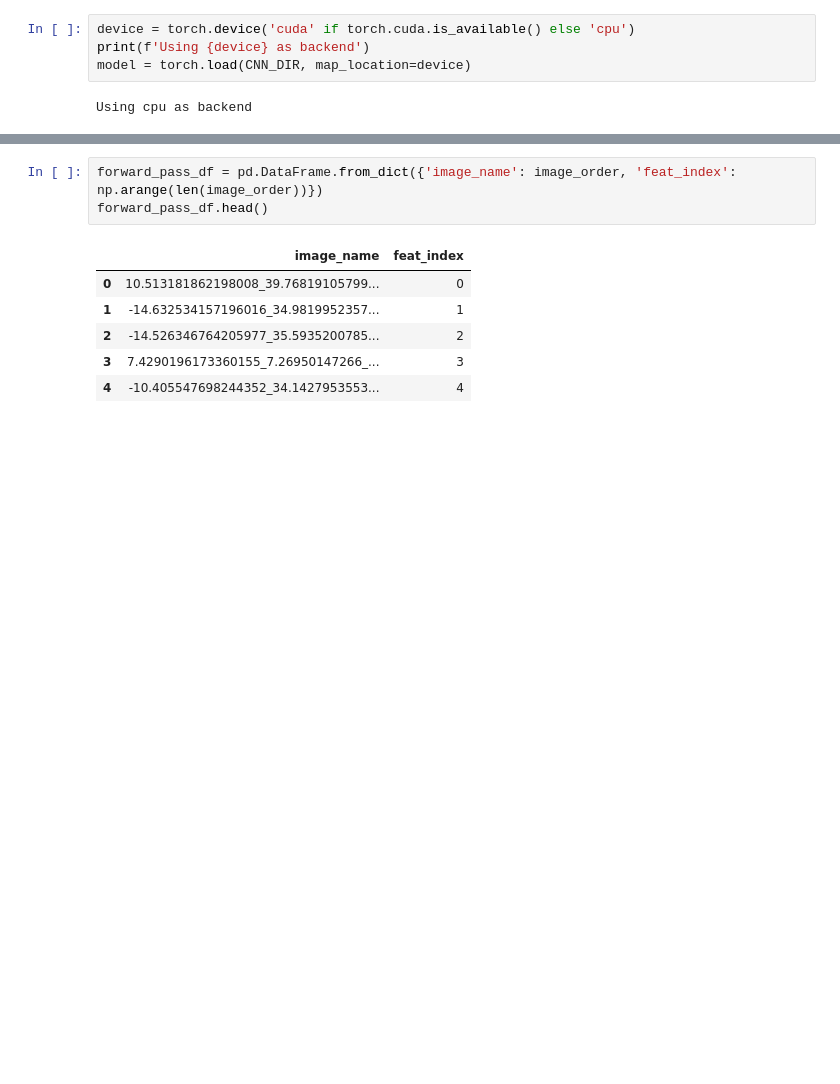
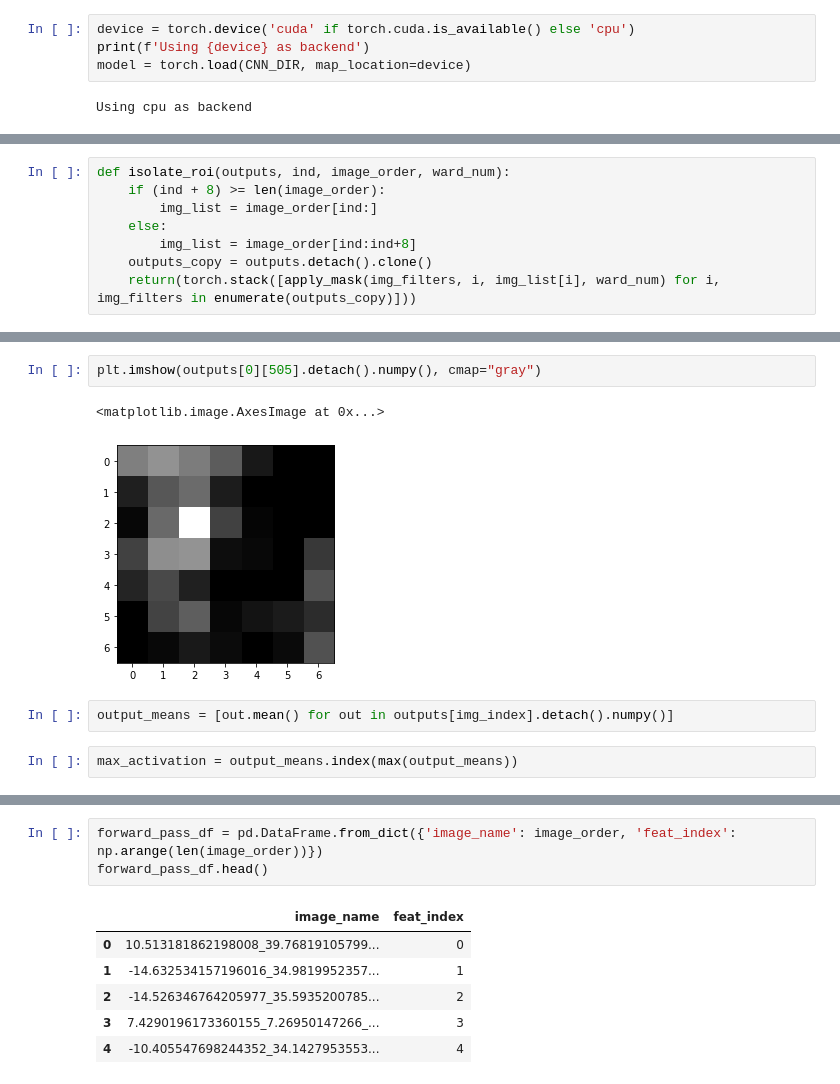
Before and after one commit to rs-anderson/Clustering-Ward-Level-Poverty-Using-Satellite-Imagery, a Jupyter notebook: scripts/feature_extract.ipynb, the cells around one changed output, grey strips where cells are left out. Drawn from its saved outputs; the diff is of its cells as text; blank space fills up the shorter version.

```diff
--- a/scripts/feature_extract.ipynb
+++ b/scripts/feature_extract.ipynb
@@ -173,0 +179,8 @@ array([[0., 0., 0., ..., 0., 0., 0.],
+# %%
+def isolate_roi(outputs, ind, image_order, ward_num):
+    if (ind + 8) >= len(image_order):
+        img_list = image_order[ind:]
+    else:
+        img_list = image_order[ind:ind+8]
+    outputs_copy = outputs.detach().clone()
+    return(torch.stack([apply_mask(img_filters, i, img_list[i], ward_num) for i, img_filters in enumerate(outputs_copy)]))
@@ -173,0 +292,9 @@ array([[0., 0., 0., ..., 0., 0., 0.],
+# %%
+plt.imshow(outputs[0][505].detach().numpy(), cmap="gray")
+# %% [output]
+<matplotlib.image.AxesImage at 0x...>
+[figure, added]
+# %%
+output_means = [out.mean() for out in outputs[img_index].detach().numpy()]
+# %%
+max_activation = output_means.index(max(output_means))
```
Also changed, not shown: parts of 60 cells of this notebook, 3 other files.
